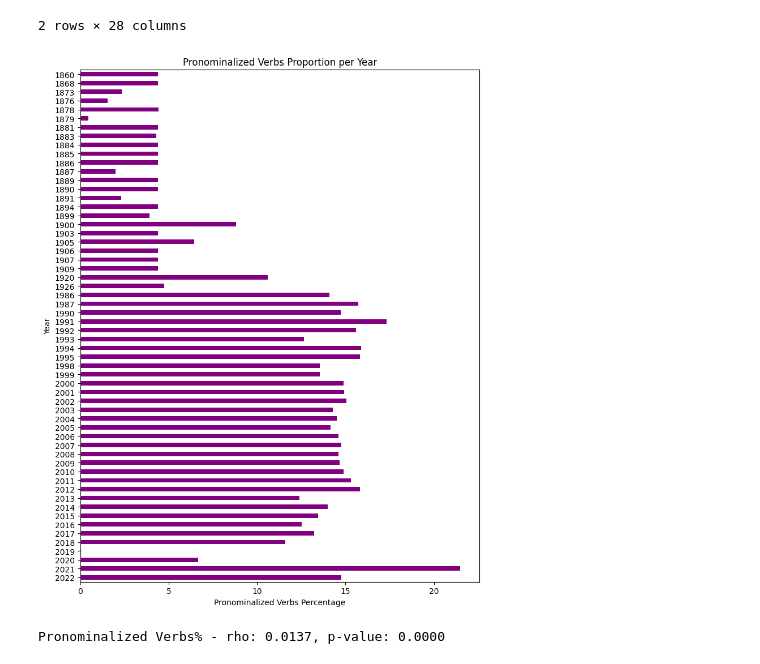
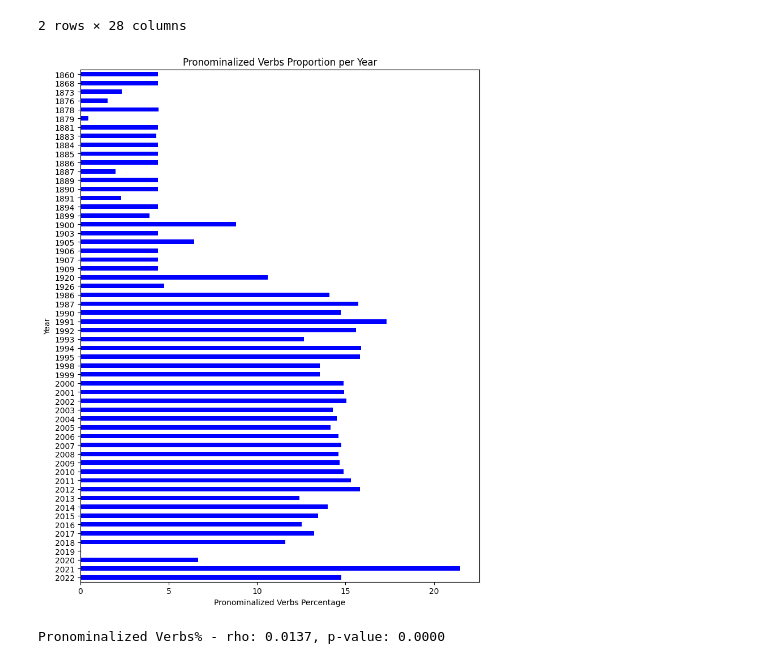
Before and after one commit to Data-Science-for-Linguists-2025/Linguistic-Markers-Catalan-Substitution, a Jupyter notebook: Analysis-1-LowLevel.ipynb, the cells around one changed output. Cells and saved outputs as stored; diff of their text form; code cells hidden in the pictures.

```diff
--- a/Analysis-1-LowLevel.ipynb
+++ b/Analysis-1-LowLevel.ipynb
@@ -841,37 +887,53 @@ current_df.tail(2)
 # %%
 def get_pronominalized(pos_list):
     '''
-    takes in a text and returns a list of found pronominalized verbs in the text
+    takes in a (word, POS tag tupple)
+    returns a list of found pronominalized verb
+
+    specifics:
+    1- takes in (word, POS tag) tupple
+    2- looks for a verb
+    3- For Enclitics: checks if verb contains something matching the enclitics, if it does it appends it to the pronominal verbs list
+    4- For Proclitics: while there is a previous tupple
+                            if POS tag of tupple before is a pronoun and contains something maching the proclitics
+                                it's word is inserted into the proclitic list
+                                we set isPronominal to true
+                            else if POS tag of tupple before is an auxiliary or an adposition
+                                it's word is inserted into the proclitic list
+                            else we break the loop
+                        if the proclitic list contains something and isPronominal is true
+                        we append its content to the pronominal verbs list
+    5- return pronominal verb list
     '''
     enclitics = re.compile(r".*(?:-me|'m|’m|-nos|'ns|’ns|-te|'t|’t|-vos|-us|'ns|’ns|-se|'s|’s)", re.IGNORECASE)
     proclitics = re.compile(r"\b(?:em|m'|m’|ens|et|t'|t’|us|es|s'|s’)", re.IGNORECASE)
 
-    reflexV_list = []
+    pronomV_list = []
     for i, (word, pos) in enumerate(pos_list):
         if pos == "VERB":
             # enclitic
             if enclitics.match(word):
-                reflexV_list.append(word)
+                pronomV_list.append(word)
 
             #proclitics
             prev = i-1
             proclitic = []
-            isReflexive = False
+            isPronominal = False
             while prev >= 0:
                 prev_word, prev_pos = pos_list[prev]
                 if prev_pos == "PRON" and proclitics.match(prev_word):
                     proclitic.insert(0, prev_word)
                     prev -= 1
-                    isReflexive = True;
+                    isPronominal = True;
                 elif prev_pos == "AUX" or prev_pos == "ADP":
                     proclitic.insert(0, prev_word)
                     prev -= 1
                 else:
                     break
 
-            if proclitic and isReflexive:
+            if proclitic and isPronominal:
                 proclitic.append(word)
-                reflexV_list.append(proclitic)
+                pronomV_list.append(proclitic)
 
-    return reflexV_list
+    return pronomV_list
 # %%
@@ -962,20 +1018,21 @@ current_df.head(2)
 | 1 | 1920 | Parlament llegit en la festa inau... | Cantaires de la Garriga, Senyores... | 9253 | [Cantaires, de, la, Garriga, ,, S... | 1865 | [cantaires, de, la, garriga, ,, s... | {(m', hi, vaig)} | {} | 1 | ... | ... |
 2 rows × 28 columns
 # %%
+#plotting the proportion results
 # grouping by year
 # getting mean percentage of hi per text per year
 df_grouped = current_df.groupby("Year")["PronV_percent"].mean()
 
 plt.figure(figsize=(8, 10))
-df_grouped.plot(kind="barh", color="purple")
+df_grouped.plot(kind="barh", color="blue")
 plt.xlabel("Pronominalized Verbs Percentage")
 plt.ylabel("Year")
 plt.title("Pronominalized Verbs Proportion per Year")
 plt.gca().invert_yaxis()  # Opcional, per invertir l'ordre de les etiquetes
 plt.tight_layout()
 plt.show()
 # %% [output]
-[figure, old version]
+[figure, new version]
 # %%
 # correlation year-verb pronominalization
 rho_pstp, p_pstp = spearmanr(current_df["Year"], current_df["PronV_percent"])
```
Also changed, not shown: parts of 45 cells of this notebook.
